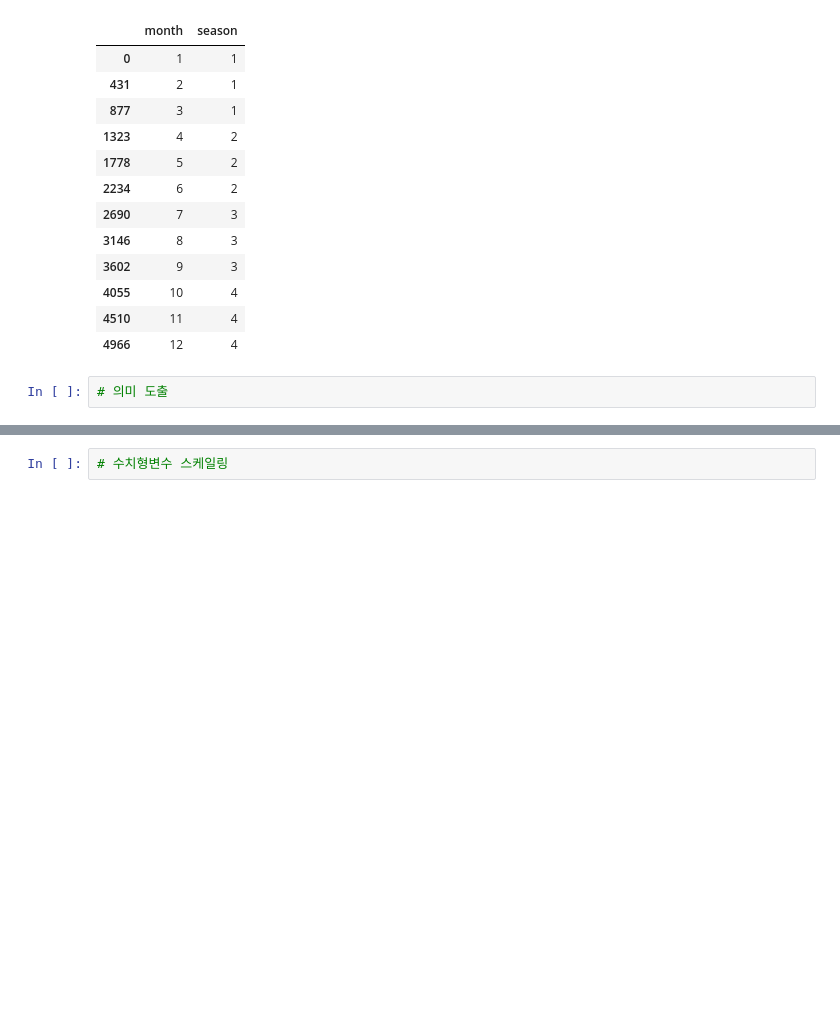
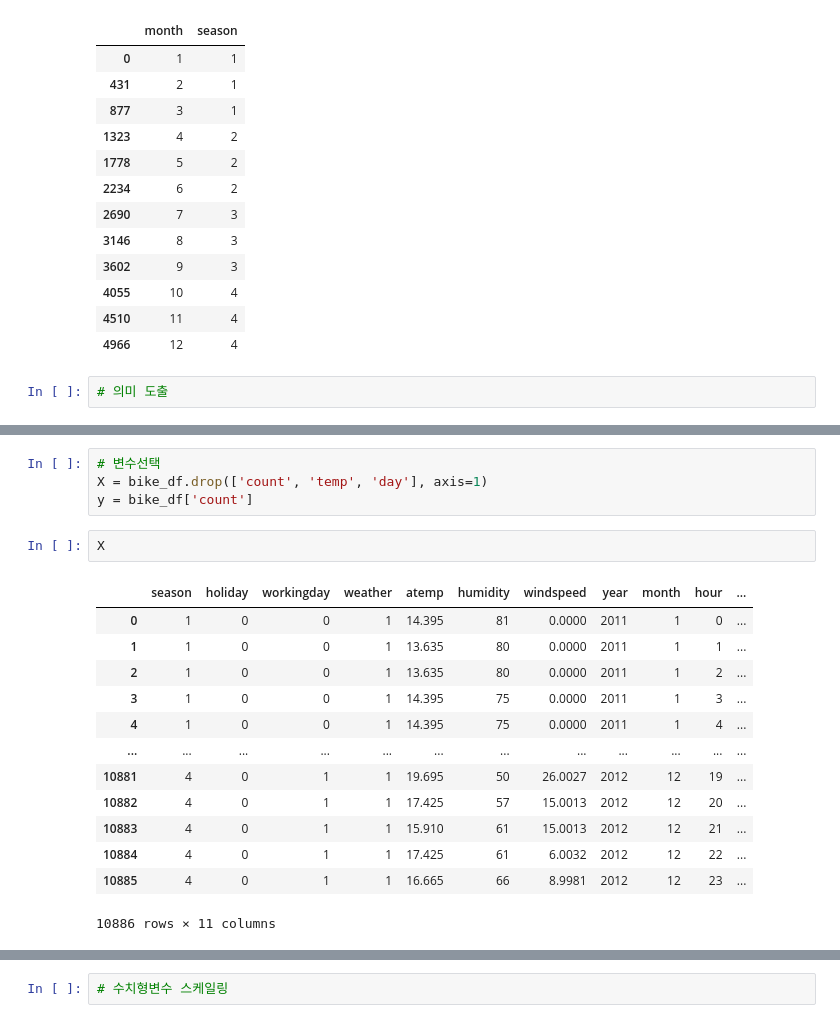
Before and after one commit to jiminxchris/pythonmlproject20260205, a Jupyter notebook: 02_회귀_자전거대여수요예측.ipynb, the cells around one changed output, grey strips where cells are left out. Drawn from its saved outputs; the diff is of its cells as text; blank space fills up the shorter version.

```diff
--- a/02_회귀_자전거대여수요예측.ipynb
+++ b/02_회귀_자전거대여수요예측.ipynb
@@ -189,0 +201,20 @@ model = LinearRegression()
+# %%
+# 변수선택
+X = bike_df.drop(['count', 'temp', 'day'], axis=1)
+y = bike_df['count']
+# %%
+X
+# %% [output]
+|  | season | holiday | workingday | weather | atemp | humidity | windspeed | year | month | hour | ... |
+| 0 | 1 | 0 | 0 | 1 | 14.395 | 81 | 0.0000 | 2011 | 1 | 0 | ... |
+| 1 | 1 | 0 | 0 | 1 | 13.635 | 80 | 0.0000 | 2011 | 1 | 1 | ... |
+| 2 | 1 | 0 | 0 | 1 | 13.635 | 80 | 0.0000 | 2011 | 1 | 2 | ... |
+| 3 | 1 | 0 | 0 | 1 | 14.395 | 75 | 0.0000 | 2011 | 1 | 3 | ... |
+| 4 | 1 | 0 | 0 | 1 | 14.395 | 75 | 0.0000 | 2011 | 1 | 4 | ... |
+| ... | ... | ... | ... | ... | ... | ... | ... | ... | ... | ... | ... |
+| 10881 | 4 | 0 | 1 | 1 | 19.695 | 50 | 26.0027 | 2012 | 12 | 19 | ... |
+| 10882 | 4 | 0 | 1 | 1 | 17.425 | 57 | 15.0013 | 2012 | 12 | 20 | ... |
+| 10883 | 4 | 0 | 1 | 1 | 15.910 | 61 | 15.0013 | 2012 | 12 | 21 | ... |
+| 10884 | 4 | 0 | 1 | 1 | 17.425 | 61 | 6.0032 | 2012 | 12 | 22 | ... |
+| 10885 | 4 | 0 | 1 | 1 | 16.665 | 66 | 8.9981 | 2012 | 12 | 23 | ... |
+10886 rows × 11 columns
```
Also changed, not shown: parts of 18 cells of this notebook.
